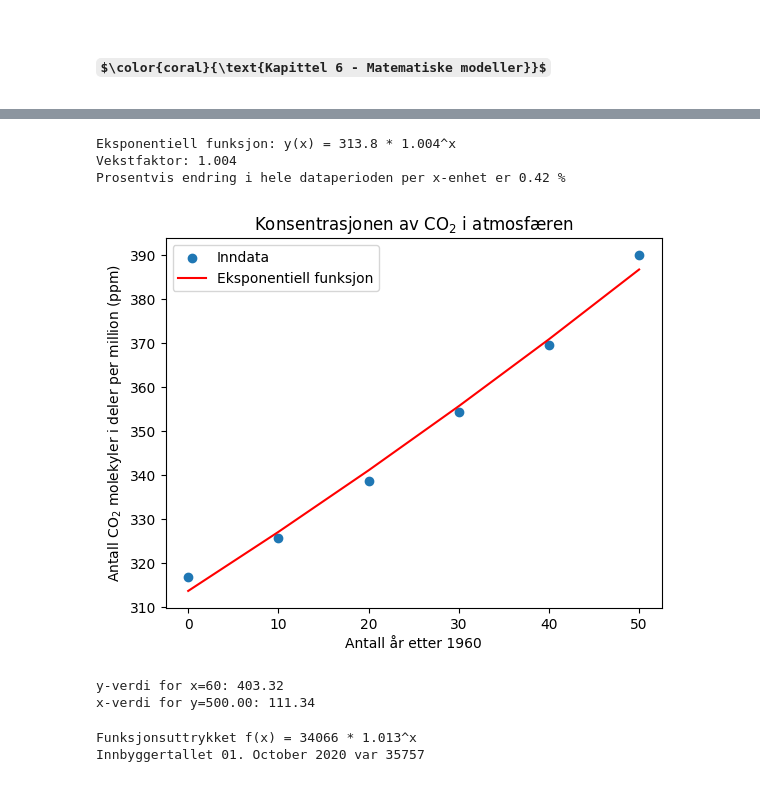
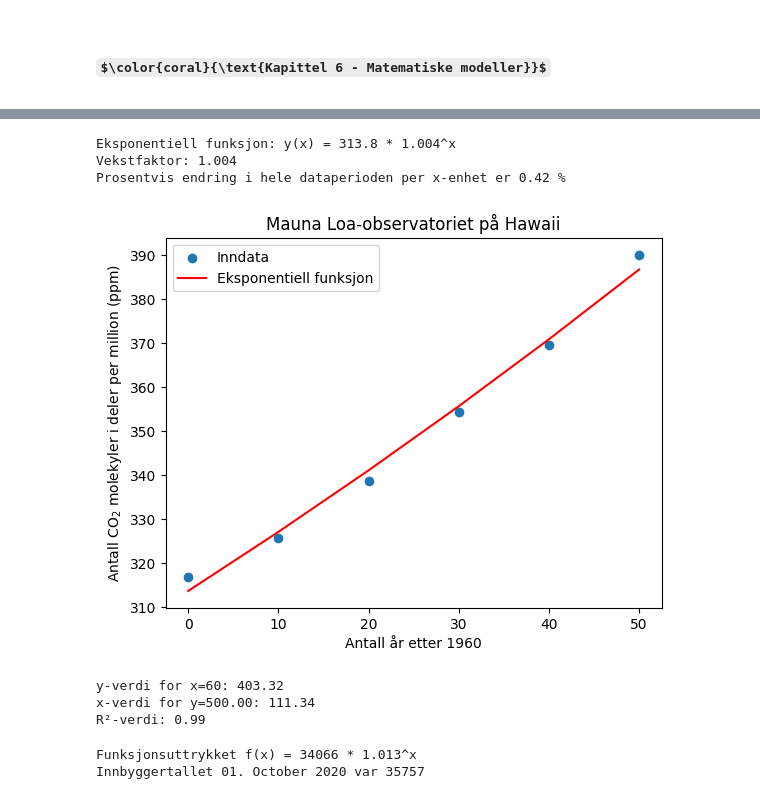
Before and after one commit to hanska91/Matematikk-2P-Y, a Jupyter notebook: Matematikkboka 2P-Y + Litt annet.ipynb, the cells around one changed output, grey strips where cells are left out. Cells and saved outputs as stored; diff of their text form; code cells hidden in the pictures; some formulas as TeX source.

```diff
--- a/Matematikkboka 2P-Y + Litt annet.ipynb
+++ b/Matematikkboka 2P-Y + Litt annet.ipynb
@@ -2676,7 +2699,7 @@ import numpy as np
 import matplotlib.pyplot as plt
 
 # Datasett
-x = np.array([0, 10, 20, 30, 40, 50])                 # Bytt ut tallene med de som passer i oppgaven din
+x = np.array([0, 10, 20, 30, 40, 50])                         # Bytt ut tallene med de som passer i oppgaven din
 y = np.array([316.9, 325.7, 338.7, 354.5, 369.7, 390.1])      # Bytt ut tallene med de som passer i oppgaven din
 
 # Utfør eksponentiell regresjon ved hjelp av np.polyfit
@@ -2691,37 +2714,45 @@ print(f"Eksponentiell funksjon: y(x) = {a:.1f} * {b:.3f}^x") # tallene kan bytte
 # Beregn vekstfaktor og prosentvis økning/minking
 vekstfaktor = b
 prosentvis_endring = (vekstfaktor - 1) * 100
 
 print(f"Vekstfaktor: {vekstfaktor:.3f}")
 print(f"Prosentvis endring i hele dataperioden per x-enhet er {prosentvis_endring:.2f} %")
 
 # Plot datasettet og eksponentiell funksjon
 plt.scatter(x, y, label='Inndata')
 plt.plot(x, a * b ** x, label='Eksponentiell funksjon', color="r")
 plt.xlabel('Antall år etter 1960')                      # Navn på x-aksen
 plt.ylabel('Antall CO$_2$ molekyler i deler per million (ppm)')                      # Navn på y-aksen
 plt.legend()
 
 # legg til en overskrift
-plt.title("Konsentrasjonen av CO$_2$ i atmosfæren")           # Forandre navn på overskriften hvis du vil $_2$ for senket skrift og $^2$ for hevet
+plt.title("Mauna Loa-observatoriet på Hawaii")           # Forandre navn på overskriften hvis du vil $_2$ for senket skrift og $^2$ for hevet
 plt.show()
 
 # Finn y-verdien når x = …
 x_val = 60
 y_val = a * (b ** x_val)
 print(f"y-verdi for x={x_val}: {y_val:.2f}")
 
 # Finn x-verdien når y = ...
 y_val = 500
 x_val = np.log(y_val/a) / np.log(b)
 print(f"x-verdi for y={y_val:.2f}: {x_val:.2f}")
+
+# Beregn R²-verdien
+y_pred = a * b ** x
+ss_res = np.sum((y - y_pred) ** 2)
+ss_tot = np.sum((y - np.mean(y)) ** 2)
+r2 = 1 - (ss_res / ss_tot)
+print(f"R²-verdi: {r2:.2f}")
 # %% [output]
 Eksponentiell funksjon: y(x) = 313.8 * 1.004^x
 Vekstfaktor: 1.004
 Prosentvis endring i hele dataperioden per x-enhet er 0.42 %
-[figure, old version]
+[figure, new version]
 y-verdi for x=60: 403.32
 x-verdi for y=500.00: 111.34
+R²-verdi: 0.99
 # %%
 # Oppgave 6.41 Eksponentialfunksjon på antall innbyggere etter x-antall år og dato
 import numpy as np
```
Also changed, not shown: parts of 14 cells of this notebook.
